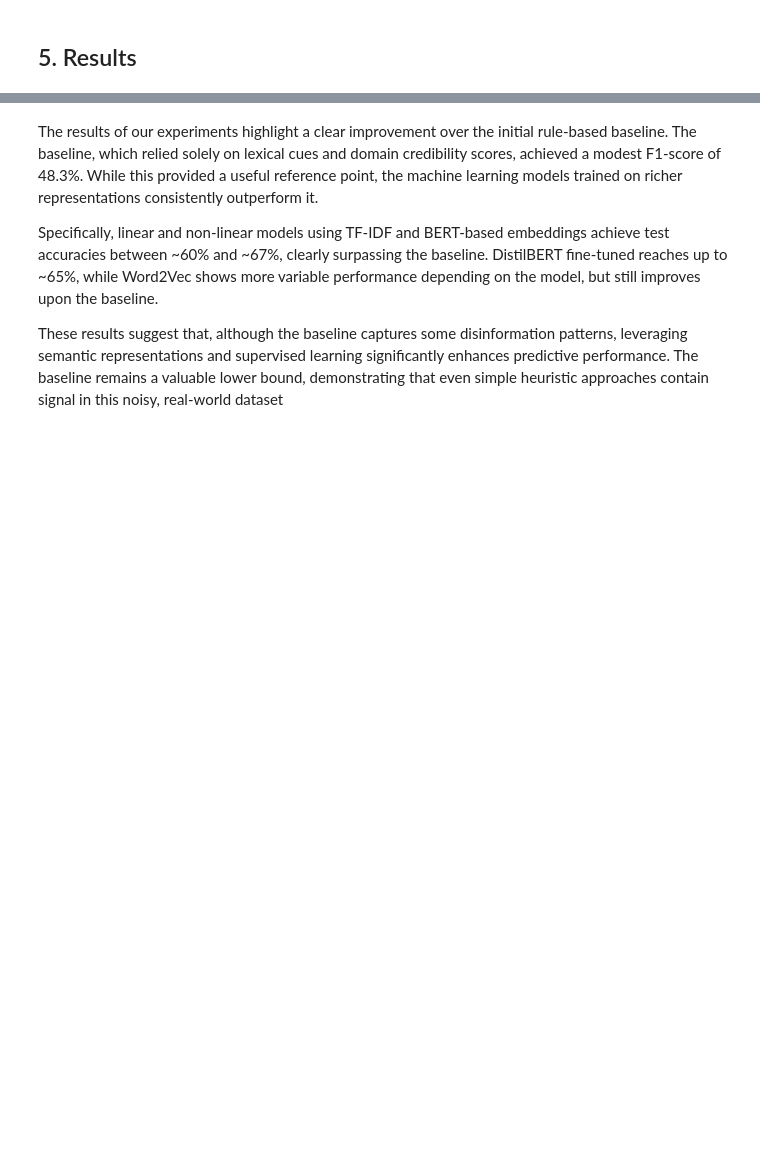
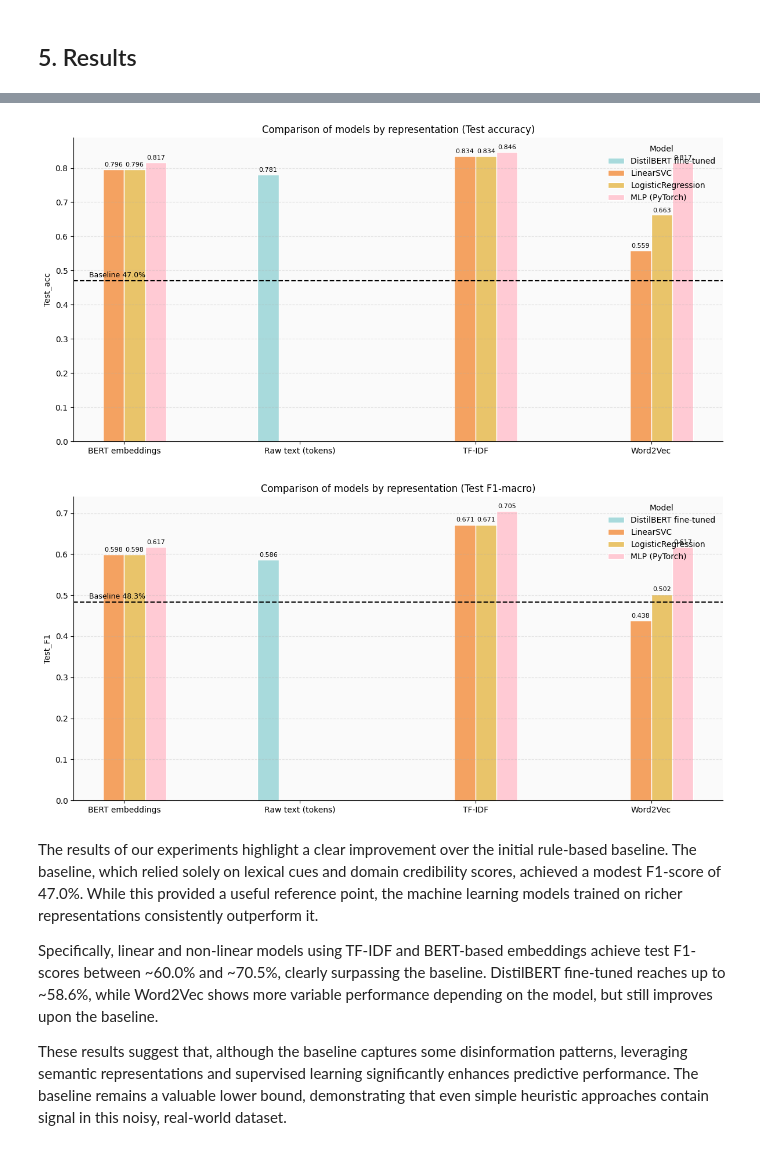
Before and after one commit to LucasCharb/Data_Project, a Jupyter notebook: Project.ipynb, the cells around one changed output, grey strips where cells are left out. Drawn from its saved outputs; the diff is of its cells as text; code cells hidden in the pictures; blank space fills up the shorter version.

```diff
--- a/Project.ipynb
+++ b/Project.ipynb
@@ -3191,6 +3162,30 @@ plot_test_accuracy_with_baseline()
+# %%
+plot_grouped_bar(
+    metric="Test_acc",
+    title_suffix="Test accuracy",
+    baseline=0.470,
+    baseline_label="Baseline 47.0%",
+    baseline_color="black",
+    baseline_text_x=-0.2,
+    baseline_text_y=0.475
+)
+
+
+plot_grouped_bar(
+    metric="Test_F1",
+    title_suffix="Test F1-macro",
+    baseline=0.483,
+    baseline_label="Baseline 48.3%",
+    baseline_color="black",
+    baseline_text_x=-0.2,
+    baseline_text_y=0.488
+)
+# %% [output]
+[figure, added]
+[figure, added]
 # %% [markdown]
-The results of our experiments highlight a clear improvement over the initial rule-based baseline. The baseline, which relied solely on lexical cues and domain credibility scores, achieved a modest F1-score of 48.3%. While this provided a useful reference point, the machine learning models trained on richer representations consistently outperform it.
+The results of our experiments highlight a clear improvement over the initial rule-based baseline. The baseline, which relied solely on lexical cues and domain credibility scores, achieved a modest F1-score of 47.0%. While this provided a useful reference point, the machine learning models trained on richer representations consistently outperform it.
 
-Specifically, linear and non-linear models using TF-IDF and BERT-based embeddings achieve test accuracies between ~60% and ~67%, clearly surpassing the baseline. DistilBERT fine-tuned reaches up to ~65%, while Word2Vec shows more variable performance depending on the model, but still improves upon the baseline.
+Specifically, linear and non-linear models using TF-IDF and BERT-based embeddings achieve test F1-scores between ~60.0% and ~70.5%, clearly surpassing the baseline. DistilBERT fine-tuned reaches up to ~58.6%, while Word2Vec shows more variable performance depending on the model, but still improves upon the baseline.
 
-These results suggest that, although the baseline captures some disinformation patterns, leveraging semantic representations and supervised learning significantly enhances predictive performance. The baseline remains a valuable lower bound, demonstrating that even simple heuristic approaches contain signal in this noisy, real-world dataset
+These results suggest that, although the baseline captures some disinformation patterns, leveraging semantic representations and supervised learning significantly enhances predictive performance. The baseline remains a valuable lower bound, demonstrating that even simple heuristic approaches contain signal in this noisy, real-world dataset.
```
Also changed, not shown: parts of 3 cells of this notebook.
